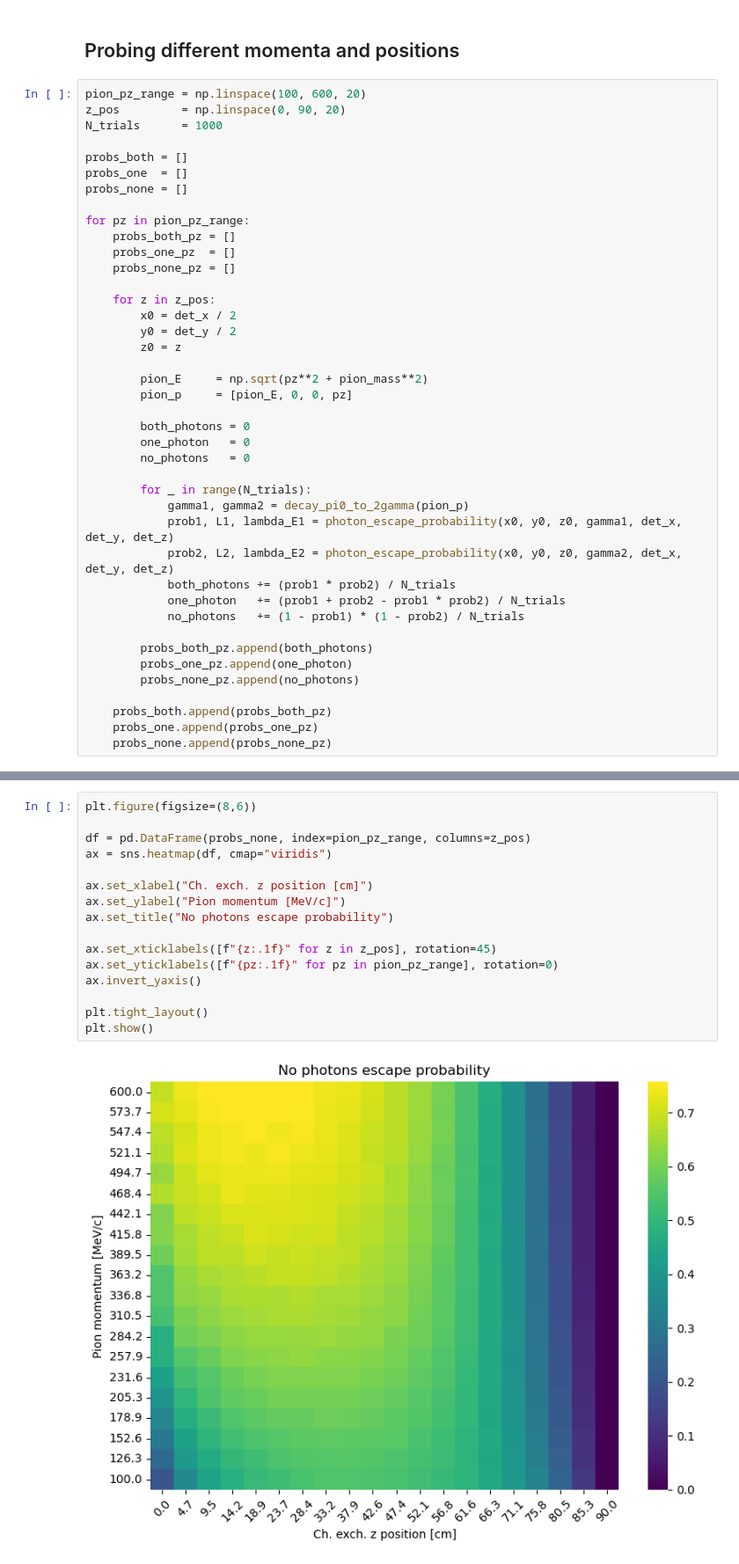
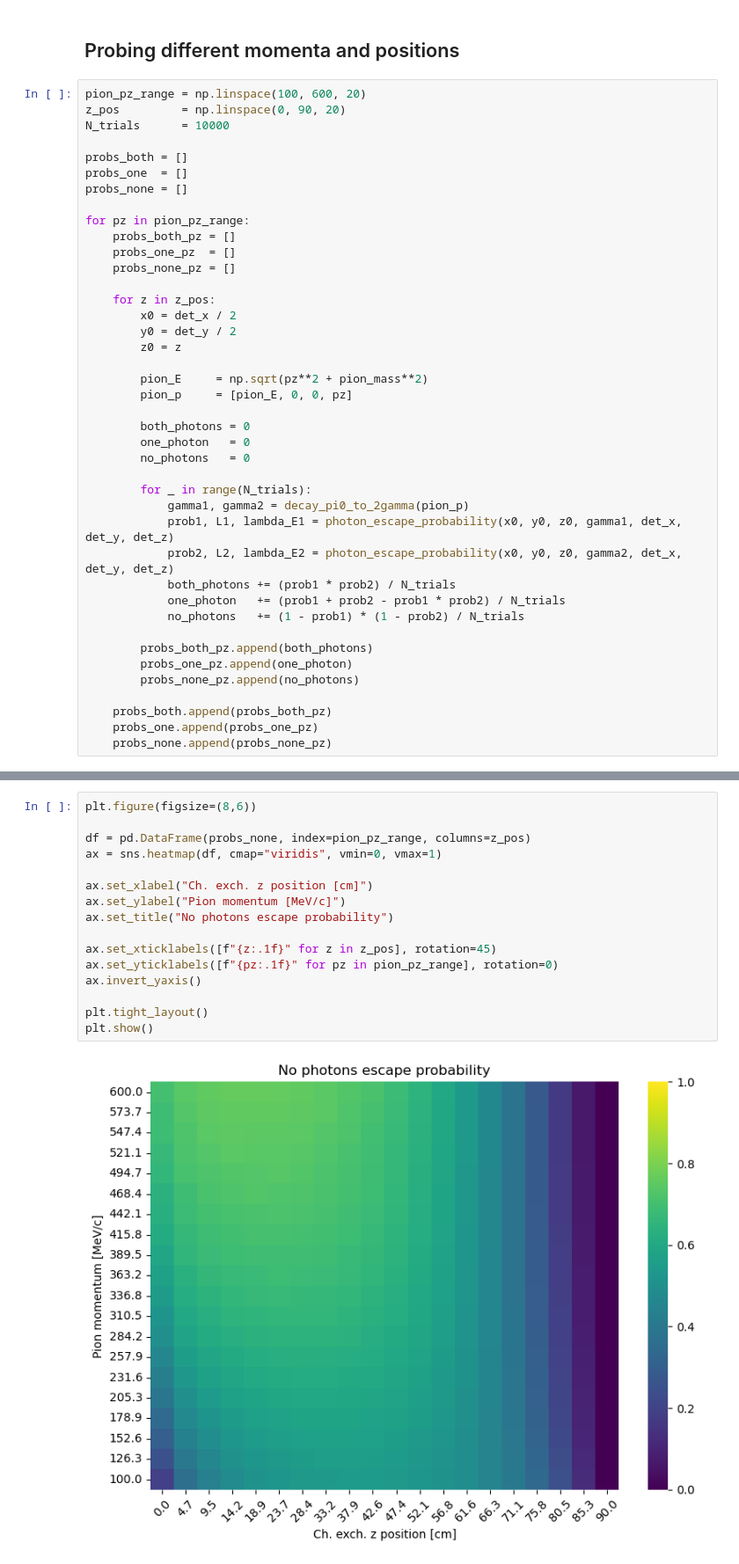
Before and after one commit to epelaaez/LArIATCode, a Jupyter notebook: notebooks/sim.ipynb, the cells around one changed output, grey strips where cells are left out. Shown: that part at 88% size. Drawn from its saved outputs; the diff is of its cells as text.

```diff
--- a/notebooks/sim.ipynb
+++ b/notebooks/sim.ipynb
@@ -242,7 +244,7 @@ plt.show()
 # %%
 pion_pz_range = np.linspace(100, 600, 20)
 z_pos         = np.linspace(0, 90, 20)
-N_trials      = 1000
+N_trials      = 10000
 
 probs_both = []
 probs_one  = []
@@ -327,18 +329,18 @@ plt.show()
 # %%
 plt.figure(figsize=(8,6))
 
 df = pd.DataFrame(probs_none, index=pion_pz_range, columns=z_pos)
-ax = sns.heatmap(df, cmap="viridis")
+ax = sns.heatmap(df, cmap="viridis", vmin=0, vmax=1)
 
 ax.set_xlabel("Ch. exch. z position [cm]")
 ax.set_ylabel("Pion momentum [MeV/c]")
 ax.set_title("No photons escape probability")
 
 ax.set_xticklabels([f"{z:.1f}" for z in z_pos], rotation=45)
 ax.set_yticklabels([f"{pz:.1f}" for pz in pion_pz_range], rotation=0)
 ax.invert_yaxis()
 
 plt.tight_layout()
 plt.show()
 # %% [output]
-[figure, old version]
+[figure, new version]
```
Also changed, not shown: parts of 6 cells of this notebook.
